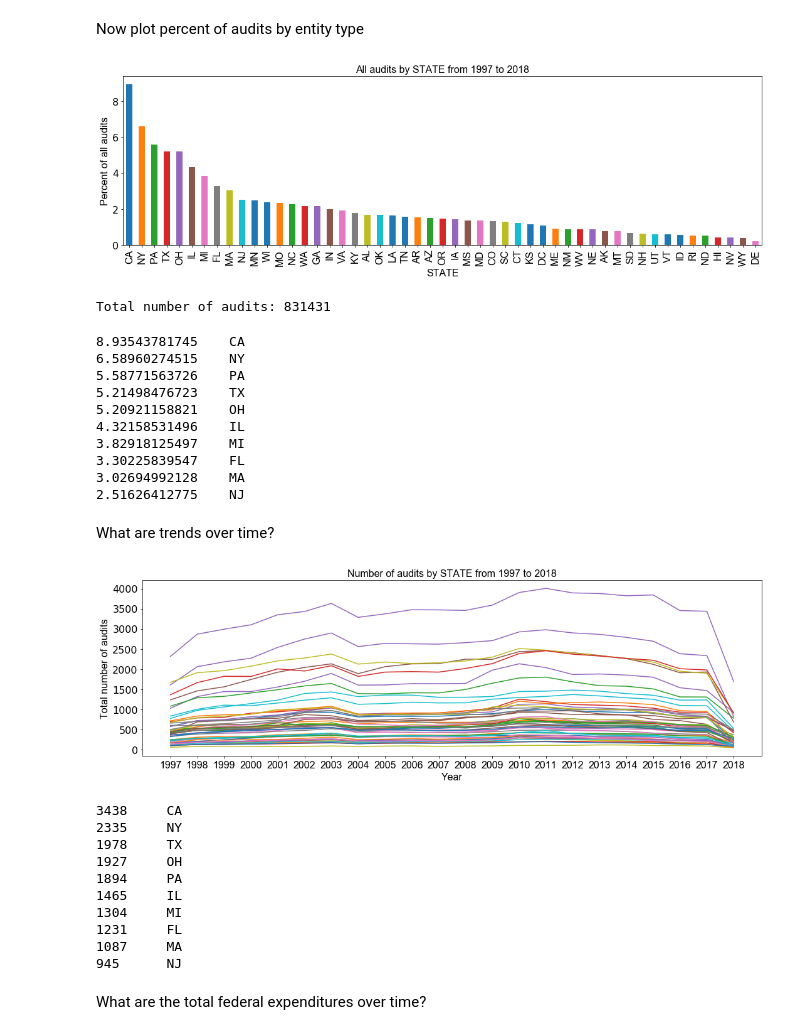
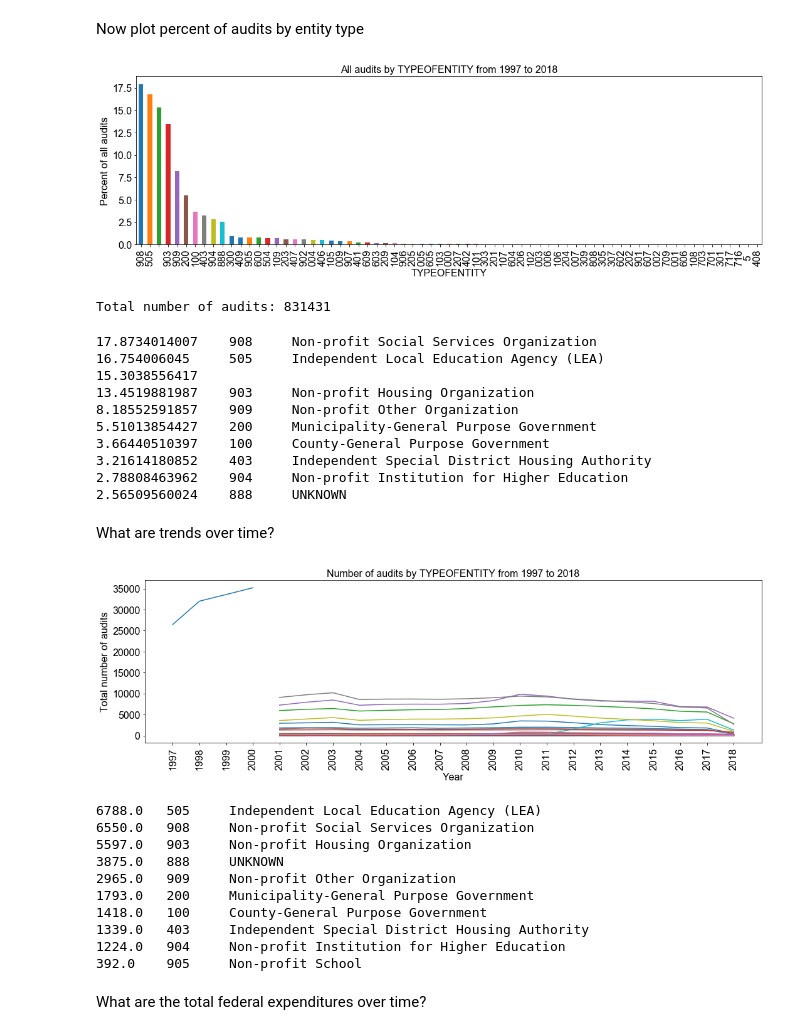
Before and after one commit to ihwang/fac, a Jupyter notebook: general_trends.ipynb, the cells around one changed output. Saved outputs shown, nothing was run; the diff lists cells and outputs as text; code cells hidden in the pictures.

```diff
--- a/general_trends.ipynb
+++ b/general_trends.ipynb
@@ -216,10 +223,10 @@ df_analysis = df_analysis[~df_analysis['STATE'].isin(['AS','MP','FM','PR','GU','
 # %% [markdown]
 Select sortby
 # %%
-# sortby = 'TYPEOFENTITY'
-sortby = 'STATE'
+sortby = 'TYPEOFENTITY'
+# sortby = 'STATE'
 # sortby = 'COGAGENCY'
-# sotrby = 'OVERSIGHTAGENCY'
+# sortby = 'OVERSIGHTAGENCY'
 # %% [markdown]
 Now plot percent of audits by entity type
 # %%
@@ -233,11 +240,12 @@ percent_audits_plot.set_title(
     'All audits by %s from %s to %s' %(sortby, min(df_analysis['AUDITYEAR']), max(df_analysis['AUDITYEAR'])),
     fontsize=16, fontname='Arial'
 )
+plt.yticks(fontsize=16, fontname='Arial')
 plt.tight_layout()
 plt.show()
 print('Total number of audits:', len(df_analysis))
 # %% [output]
-[figure, old version]
+[figure, new version]
 Total number of audits: 831431
 # %%
 if sortby == 'TYPEOFENTITY':
@@ -256,35 +264,36 @@ elif (sortby == 'COGAGENCY') or sortby == ('OVERISGHTAGENCY'):
         else:
             print(series_sortby.loc[agency], '\t', agency, '\t')
 # %% [output]
-8.93543781745    CA
-6.58960274515    NY
-5.58771563726    PA
-5.21498476723    TX
-5.20921158821    OH
-4.32158531496    IL
-3.82918125497    MI
-3.30225839547    FL
-3.02694992128    MA
-2.51626412775    NJ
+17.8734014007    908     Non-profit Social Services Organization
+16.754006045     505     Independent Local Education Agency (LEA)
+15.3038556417
+13.4519881987    903     Non-profit Housing Organization
+8.18552591857    909     Non-profit Other Organization
+5.51013854427    200     Municipality-General Purpose Government
+3.66440510397    100     County-General Purpose Government
+3.21614180852    403     Independent Special District Housing Authority
+2.78808463962    904     Non-profit Institution for Higher Education
+2.56509560024    888     UNKNOWN
 # %% [markdown]
 What are trends over time?
 # %%
 fig, axes = plt.subplots(figsize=(15, 5))
 df_year_sortby = df_analysis.groupby('AUDITYEAR')[sortby].value_counts().unstack()
 year_sortby_plot = df_year_sortby.plot(kind='line', fontsize=16, ax=axes, legend=False)
 year_sortby_plot.set_xlabel('Year', fontsize=16, fontname='Arial')
 year_sortby_plot.set_xticks(df_year_sortby.index)
-year_sortby_plot.set_xticklabels(labels=df_year_sortby.index, fontsize=16, fontname='Arial')
+year_sortby_plot.set_xticklabels(labels=df_year_sortby.index, fontsize=16, fontname='Arial', rotation=90)
 year_sortby_plot.set_ylabel('Total number of audits', fontsize=16, fontname='Arial')
 year_sortby_plot.set_title(
     'Number of audits by %s from %s to %s'
     %(sortby, min(df_analysis['AUDITYEAR']), max(df_analysis['AUDITYEAR'])),
     fontsize=16, fontname='Arial'
 )
+plt.yticks(fontsize=16, fontname='Arial')
 plt.tight_layout()
 plt.show()
 # %% [output]
-[figure, old version]
+[figure, new version]
 # %%
 year = 2017
 series_sortby = df_year_sortby.loc[year].sort_values(ascending=False).head(10)
@@ -304,16 +313,16 @@ elif (sortby == 'COGAGENCY') or sortby == ('OVERSIGHTAGENCY'):
         else:
             print(series_sortby.loc[agency], '\t', agency, '\t')
 # %% [output]
-3438     CA
-2335     NY
-1978     TX
-1927     OH
-1894     PA
-1465     IL
-1304     MI
-1231     FL
-1087     MA
-945      NJ
+6788.0   505     Independent Local Education Agency (LEA)
+6550.0   908     Non-profit Social Services Organization
+5597.0   903     Non-profit Housing Organization
+3875.0   888     UNKNOWN
+2965.0   909     Non-profit Other Organization
+1793.0   200     Municipality-General Purpose Government
+1418.0   100     County-General Purpose Government
+1339.0   403     Independent Special District Housing Authority
+1224.0   904     Non-profit Institution for Higher Education
+392.0    905     Non-profit School
 # %% [markdown]
 What are the total federal expenditures over time?
 # %%
```
Also changed, not shown: parts of 16 cells of this notebook, 3 other files.
